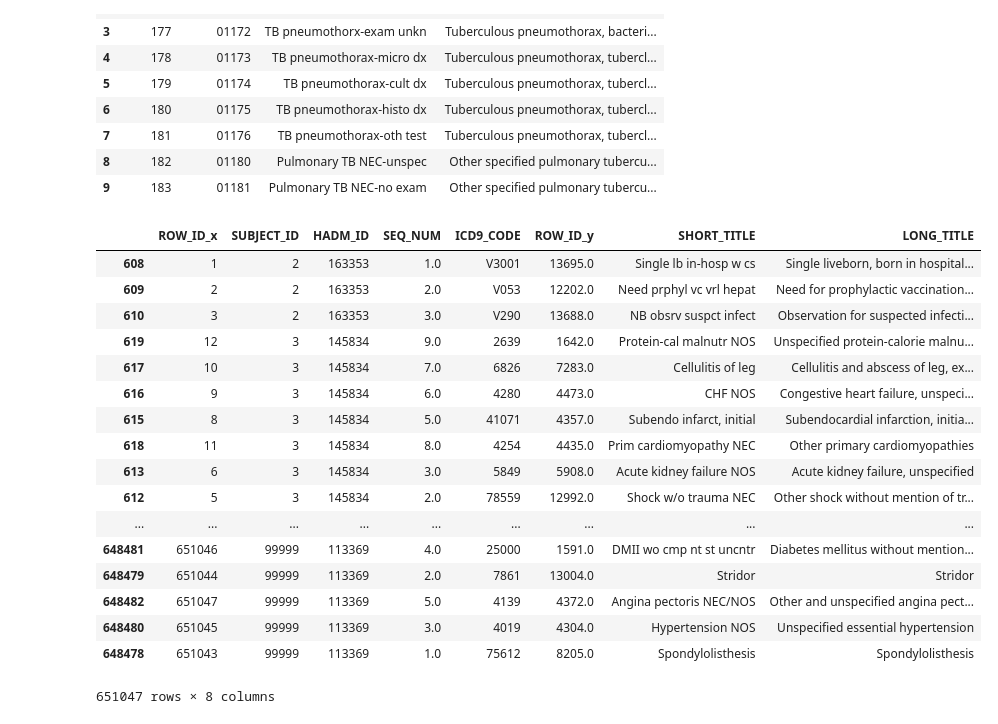
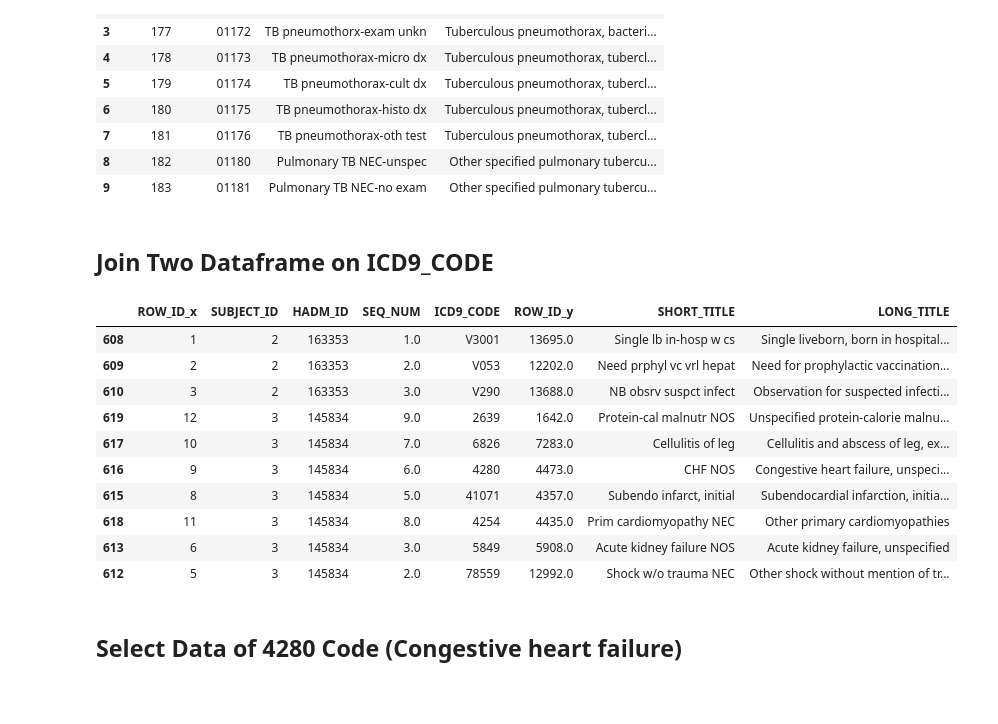
Before and after one commit to liuzi/Clinic-Analysis, a Jupyter notebook: Clustering.ipynb, the cells around one changed output. Saved outputs shown, nothing was run; the diff lists cells and outputs as text; code cells hidden in the pictures; blank space fills up the shorter version.

```diff
--- a/Clustering.ipynb
+++ b/Clustering.ipynb
@@ -2,7 +2,7 @@
 ## read diagnose information from data/DIAGNOSES_ICD.csv
 # %%
 import pandas as pd
-diagnose_df = pd.read_csv('../data/DIAGNOSES_ICD.csv', sep=',', encoding='latin1')
+diagnose_df = pd.read_csv('../../data/DIAGNOSES_ICD.csv', sep=',', encoding='latin1')
 diagnose_df[:10]
 # %% [output]
 |  | ROW_ID | SUBJECT_ID | HADM_ID | SEQ_NUM | ICD9_CODE |
@@ -19,7 +19,7 @@ diagnose_df[:10]
 # %% [markdown]
 ## Read definition of ICD9_CODE from D_ICD_DIAGNOSES.csv
 # %%
-icd9_code_df = pd.read_csv('../data/D_ICD_DIAGNOSES.csv', sep=',', encoding='latin1')
+icd9_code_df = pd.read_csv('../../data/D_ICD_DIAGNOSES.csv', sep=',', encoding='latin1')
 icd9_code_df[:10]
 # %% [output]
 |  | ROW_ID | ICD9_CODE | SHORT_TITLE | LONG_TITLE |
@@ -33,29 +33,26 @@ icd9_code_df[:10]
 | 7 | 181 | 01176 | TB pneumothorax-oth test | Tuberculous pneumothorax, tubercl... |
 | 8 | 182 | 01180 | Pulmonary TB NEC-unspec | Other specified pulmonary tubercu... |
 | 9 | 183 | 01181 | Pulmonary TB NEC-no exam | Other specified pulmonary tubercu... |
+# %% [markdown]
+## Join Two Dataframe on ICD9_CODE
 # %%
 dignoses_detailed_df = pd.merge(diagnose_df, icd9_code_df, how='left', on=['ICD9_CODE'])
 # %%
-dignoses_detailed_df.sort_values(by='SUBJECT_ID')
+dignoses_detailed_df.sort_values(by='SUBJECT_ID')[:10]
 # %% [output]
 |  | ROW_ID_x | SUBJECT_ID | HADM_ID | SEQ_NUM | ICD9_CODE | ROW_ID_y | SHORT_TITLE | LONG_TITLE |
 | 608 | 1 | 2 | 163353 | 1.0 | V3001 | 13695.0 | Single lb in-hosp w cs | Single liveborn, born in hospital... |
 | 609 | 2 | 2 | 163353 | 2.0 | V053 | 12202.0 | Need prphyl vc vrl hepat | Need for prophylactic vaccination... |
 | 610 | 3 | 2 | 163353 | 3.0 | V290 | 13688.0 | NB obsrv suspct infect | Observation for suspected infecti... |
 | 619 | 12 | 3 | 145834 | 9.0 | 2639 | 1642.0 | Protein-cal malnutr NOS | Unspecified protein-calorie malnu... |
 | 617 | 10 | 3 | 145834 | 7.0 | 6826 | 7283.0 | Cellulitis of leg | Cellulitis and abscess of leg, ex... |
 | 616 | 9 | 3 | 145834 | 6.0 | 4280 | 4473.0 | CHF NOS | Congestive heart failure, unspeci... |
 | 615 | 8 | 3 | 145834 | 5.0 | 41071 | 4357.0 | Subendo infarct, initial | Subendocardial infarction, initia... |
 | 618 | 11 | 3 | 145834 | 8.0 | 4254 | 4435.0 | Prim cardiomyopathy NEC | Other primary cardiomyopathies |
 | 613 | 6 | 3 | 145834 | 3.0 | 5849 | 5908.0 | Acute kidney failure NOS | Acute kidney failure, unspecified |
 | 612 | 5 | 3 | 145834 | 2.0 | 78559 | 12992.0 | Shock w/o trauma NEC | Other shock without mention of tr... |
-| ... | ... | ... | ... | ... | ... | ... | ... | ... |
-| 648481 | 651046 | 99999 | 113369 | 4.0 | 25000 | 1591.0 | DMII wo cmp nt st uncntr | Diabetes mellitus without mention... |
-| 648479 | 651044 | 99999 | 113369 | 2.0 | 7861 | 13004.0 | Stridor | Stridor |
-| 648482 | 651047 | 99999 | 113369 | 5.0 | 4139 | 4372.0 | Angina pectoris NEC/NOS | Other and unspecified angina pect... |
-| 648480 | 651045 | 99999 | 113369 | 3.0 | 4019 | 4304.0 | Hypertension NOS | Unspecified essential hypertension |
-| 648478 | 651043 | 99999 | 113369 | 1.0 | 75612 | 8205.0 | Spondylolisthesis | Spondylolisthesis |
-651047 rows × 8 columns
+# %% [markdown]
+## Select Data of 4280 Code (Congestive heart failure)
 # %%
 d_filtered = dignoses_detailed_df[dignoses_detailed_df.ICD9_CODE == '4280']
 # %%
```
Also changed, not shown: parts of 15 cells of this notebook.
